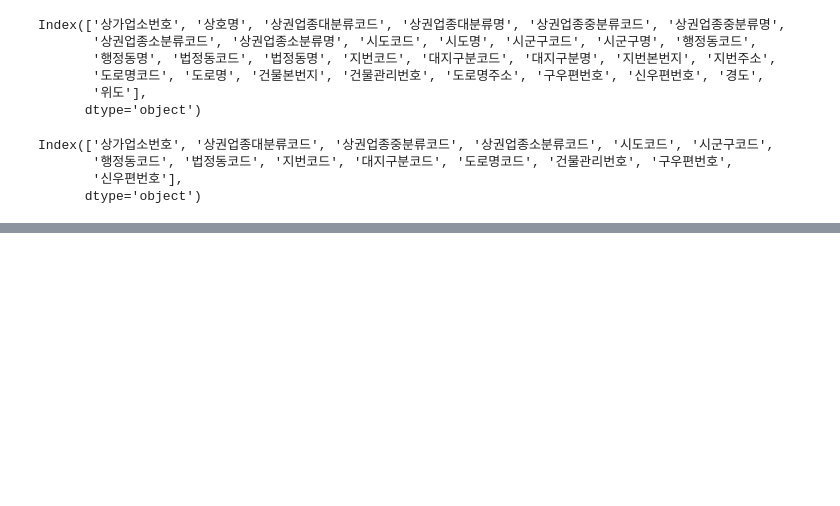
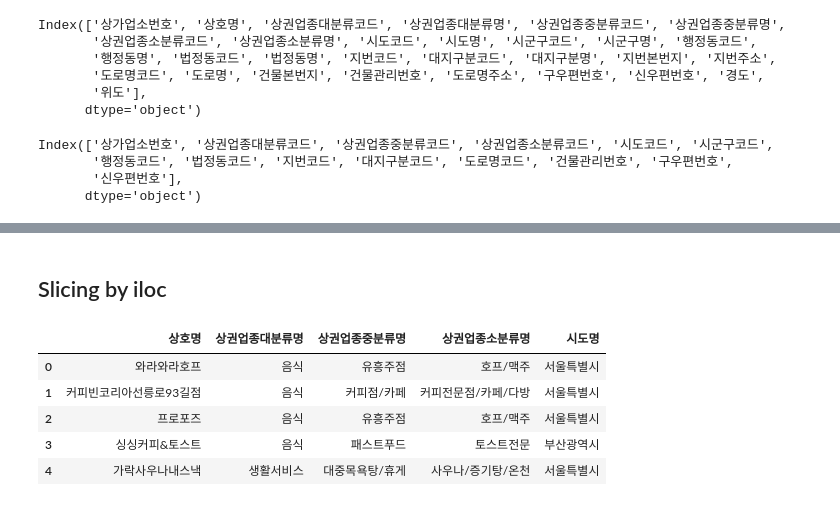
Before and after one commit to taeheelee90/seoul_market_analysis, a Jupyter notebook: Untitled.ipynb, the cells around one changed output, grey strips where cells are left out. Cells and saved outputs as stored; diff of their text form; code cells hidden in the pictures; blank space fills up the shorter version.

```diff
--- a/Untitled.ipynb
+++ b/Untitled.ipynb
@@ -263,0 +359,11 @@ df.drop(co)
+# %% [markdown]
+## Slicing by iloc
+# %%
+df.iloc[:5, :5]
+# %% [output]
+|  | 상호명 | 상권업종대분류명 | 상권업종중분류명 | 상권업종소분류명 | 시도명 |
+| 0 | 와라와라호프 | 음식 | 유흥주점 | 호프/맥주 | 서울특별시 |
+| 1 | 커피빈코리아선릉로93길점 | 음식 | 커피점/카페 | 커피전문점/카페/다방 | 서울특별시 |
+| 2 | 프로포즈 | 음식 | 유흥주점 | 호프/맥주 | 서울특별시 |
+| 3 | 싱싱커피&토스트 | 음식 | 패스트푸드 | 토스트전문 | 부산광역시 |
+| 4 | 가락사우나내스낵 | 생활서비스 | 대중목욕탕/휴게 | 사우나/증기탕/온천 | 서울특별시 |
```
Also changed, not shown: parts of 13 cells of this notebook.
